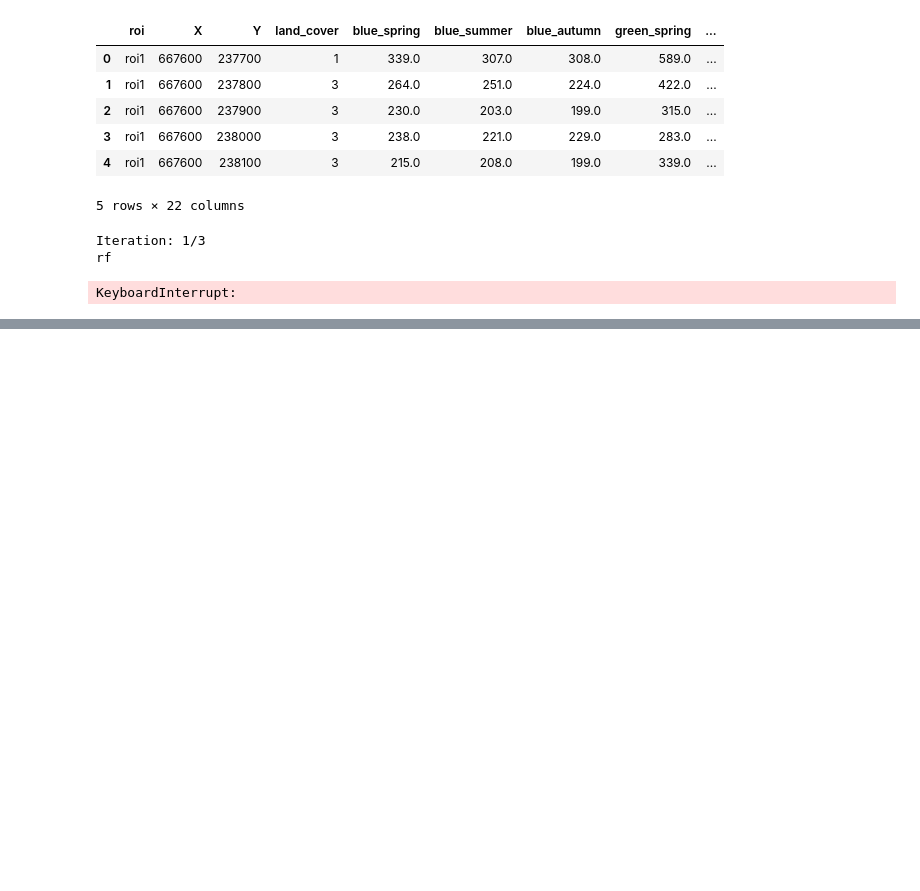
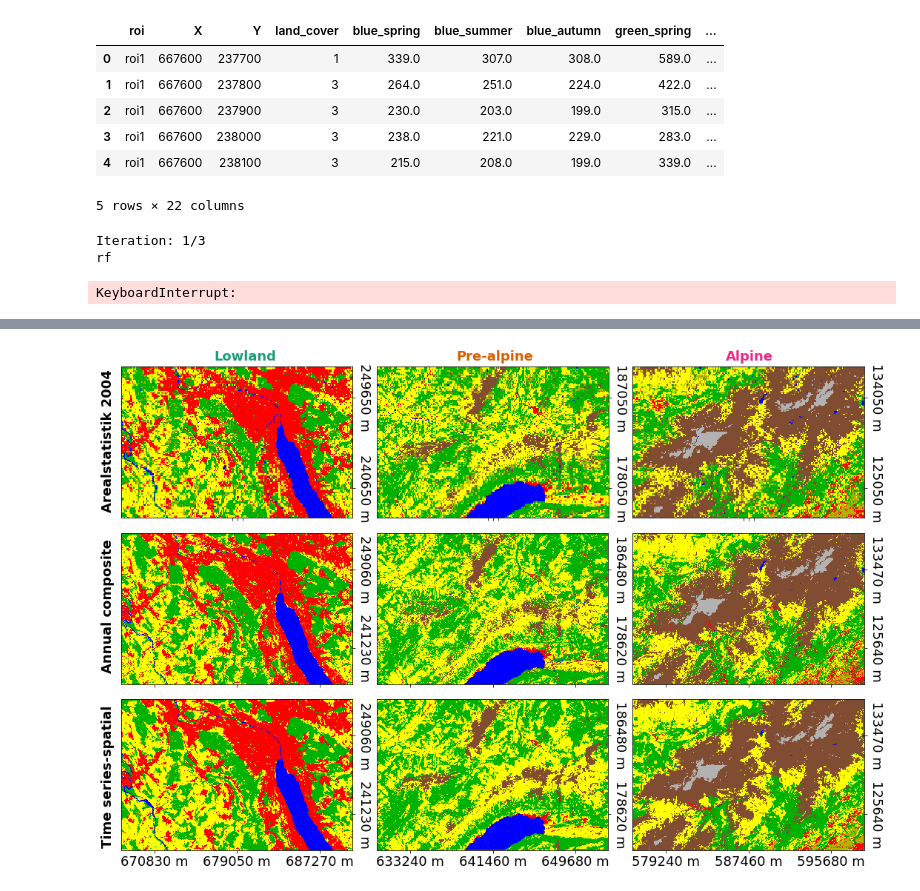
Before and after one commit to SebastianHafner/masterthesis, a Jupyter notebook: classification.ipynb, the cells around one changed output, grey strips where cells are left out. Saved outputs shown, nothing was run; the diff lists cells and outputs as text; code cells hidden in the pictures; blank space fills up the shorter version.

```diff
--- a/classification.ipynb
+++ b/classification.ipynb
@@ -1194,33 +1188,35 @@ fontsize = 18
 fig, axs = plt.subplots(3,3, figsize=(18,12), facecolor='w', edgecolor='k') # w h
 plt.rcParams.update({'font.size': fontsize})
 fig.subplots_adjust(hspace=0.1, wspace=0.1)
 axs = axs.ravel()
 
 
 for i, roi in enumerate(rois):
     for j, method in enumerate(methods):
         ax = axs[j*len(rois)+i]
 
         x_labels = True if j==len(methods)-1 else False
         y_labels = True
 
         if method == 'validation':
             fname = f'data/arealstatistik/validation_{roi}_as{yearAS}.tif'
             plot_classification(ax,fname,x_labels,y_labels)
         else:
             fname = f'data/classification_data/{classifier}_{method}_{roi}_as{yearAS}.tif'
             plot_classification(ax,fname,x_labels,y_labels)
 
 
 
 fig.text(0.255, 0.89, roi_names[0], ha='center',fontweight='bold',fontsize=fontsize,color='#1b9e77')
 fig.text(0.515, 0.89, roi_names[1], ha='center',fontweight='bold',fontsize=fontsize,color='#d95f02')
 fig.text(0.78, 0.89, roi_names[2], ha='center',fontweight='bold',fontsize=fontsize,color='#e7298a')
 
-fig.text(0.105, 0.77, 'Arealstatistik', va='center', rotation='vertical',fontweight='bold',fontsize=fontsize)
+fig.text(0.105, 0.765, 'Arealstatistik 2004', va='center', rotation='vertical',fontweight='bold',fontsize=fontsize)
 fig.text(0.105, 0.506, 'Annual composite', va='center', rotation='vertical',fontweight='bold',fontsize=fontsize)
 fig.text(0.105, 0.24, 'Time series-spatial', va='center', rotation='vertical',fontweight='bold',fontsize=fontsize)
 
 plt.savefig(f'plots/classification_visual_results.png', dpi=300, bbox_inches = "tight")
+# %% [output]
+[figure, added]
 # %%
 # comparison arealstatistik 2004 vs. 2013
```
Also changed, not shown: parts of 10 cells of this notebook.
